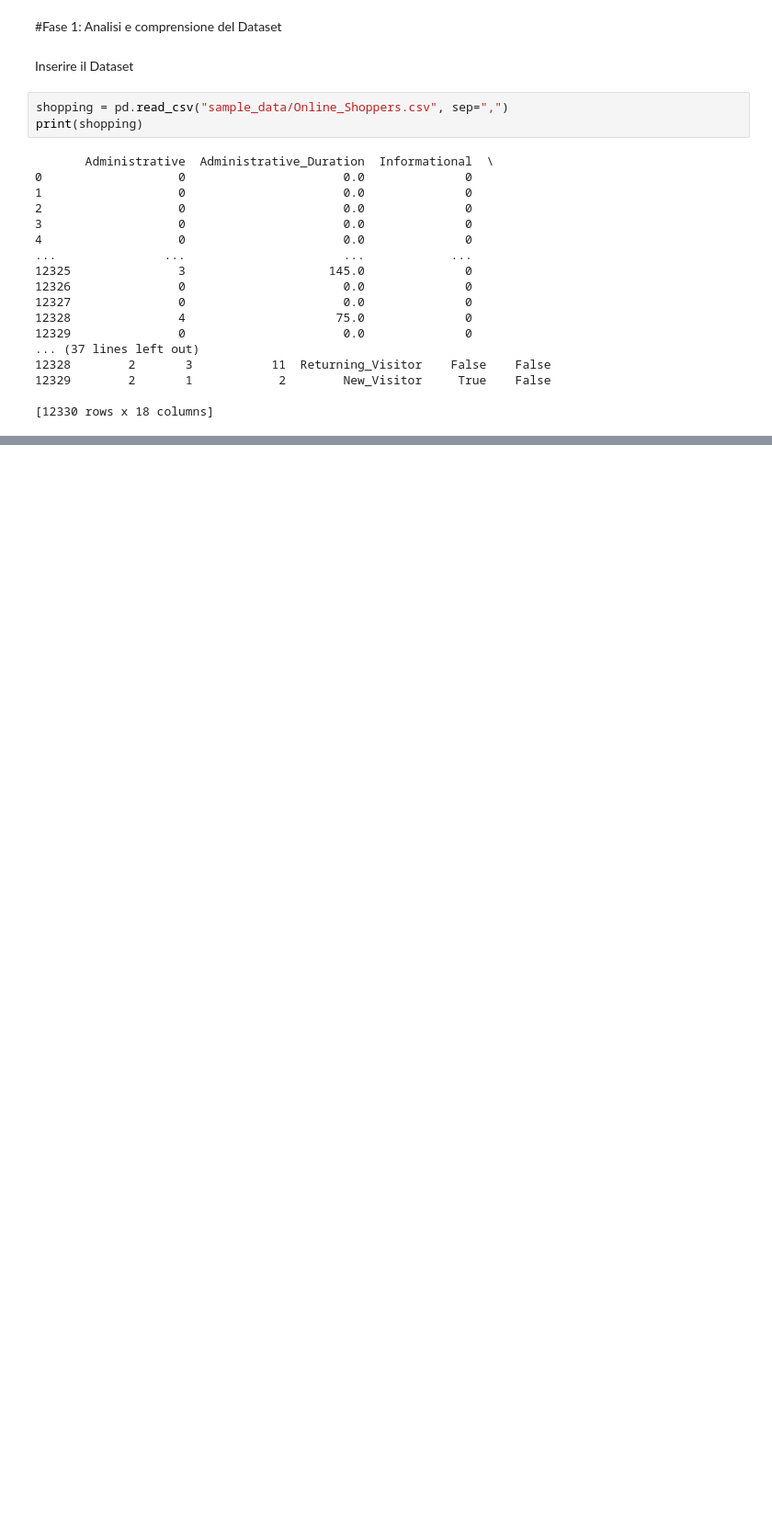
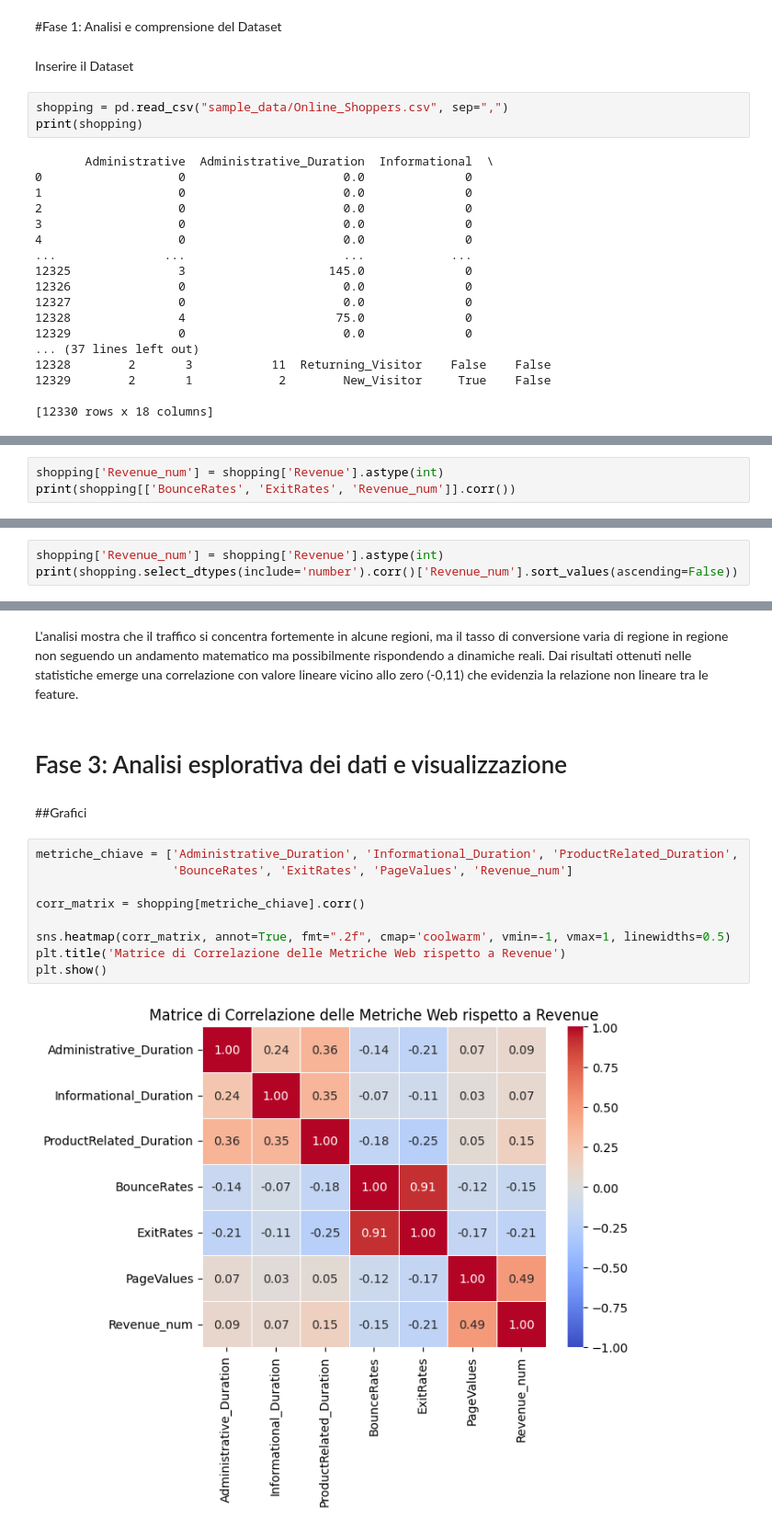
Before and after one commit to carlottaforza03/Progetto-IntroDSePC-Gruppo-6, a Jupyter notebook: notebooks/Progetto_IntroDSePC_gruppo_6.ipynb, the cells around one changed output, grey strips where cells are left out. Shown at 92% size. Drawn from its saved outputs; the diff is of its cells as text; blank space fills up the shorter version.

```diff
--- a/notebooks/Progetto_IntroDSePC_gruppo_6.ipynb
+++ b/notebooks/Progetto_IntroDSePC_gruppo_6.ipynb
@@ -73,0 +311,3 @@ print(shopping)
+# %%
+shopping['Revenue_num'] = shopping['Revenue'].astype(int)
+print(shopping[['BounceRates', 'ExitRates', 'Revenue_num']].corr())
@@ -73,0 +325,3 @@ print(shopping)
+# %%
+shopping['Revenue_num'] = shopping['Revenue'].astype(int)
+print(shopping.select_dtypes(include='number').corr()['Revenue_num'].sort_values(ascending=False))
@@ -73,0 +434,17 @@ print(shopping)
+# %% [markdown]
+L'analisi mostra che il traffico si concentra fortemente in alcune regioni, ma il tasso di conversione varia di  regione in regione non seguendo un andamento matematico ma possibilmente rispondendo a dinamiche reali. Dai risultati ottenuti nelle statistiche emerge una correlazione con valore lineare vicino allo zero (-0,11) che evidenzia la relazione non lineare tra le feature.
+# %% [markdown]
+# Fase 3: Analisi esplorativa dei dati e visualizzazione
+# %% [markdown]
+##Grafici
+# %%
+metriche_chiave = ['Administrative_Duration', 'Informational_Duration', 'ProductRelated_Duration',
+                   'BounceRates', 'ExitRates', 'PageValues', 'Revenue_num']
+
+corr_matrix = shopping[metriche_chiave].corr()
+
+sns.heatmap(corr_matrix, annot=True, fmt=".2f", cmap='coolwarm', vmin=-1, vmax=1, linewidths=0.5)
+plt.title('Matrice di Correlazione delle Metriche Web rispetto a Revenue')
+plt.show()
+# %% [output]
+[figure, added]
```
Also changed, not shown: parts of 192 cells of this notebook.
